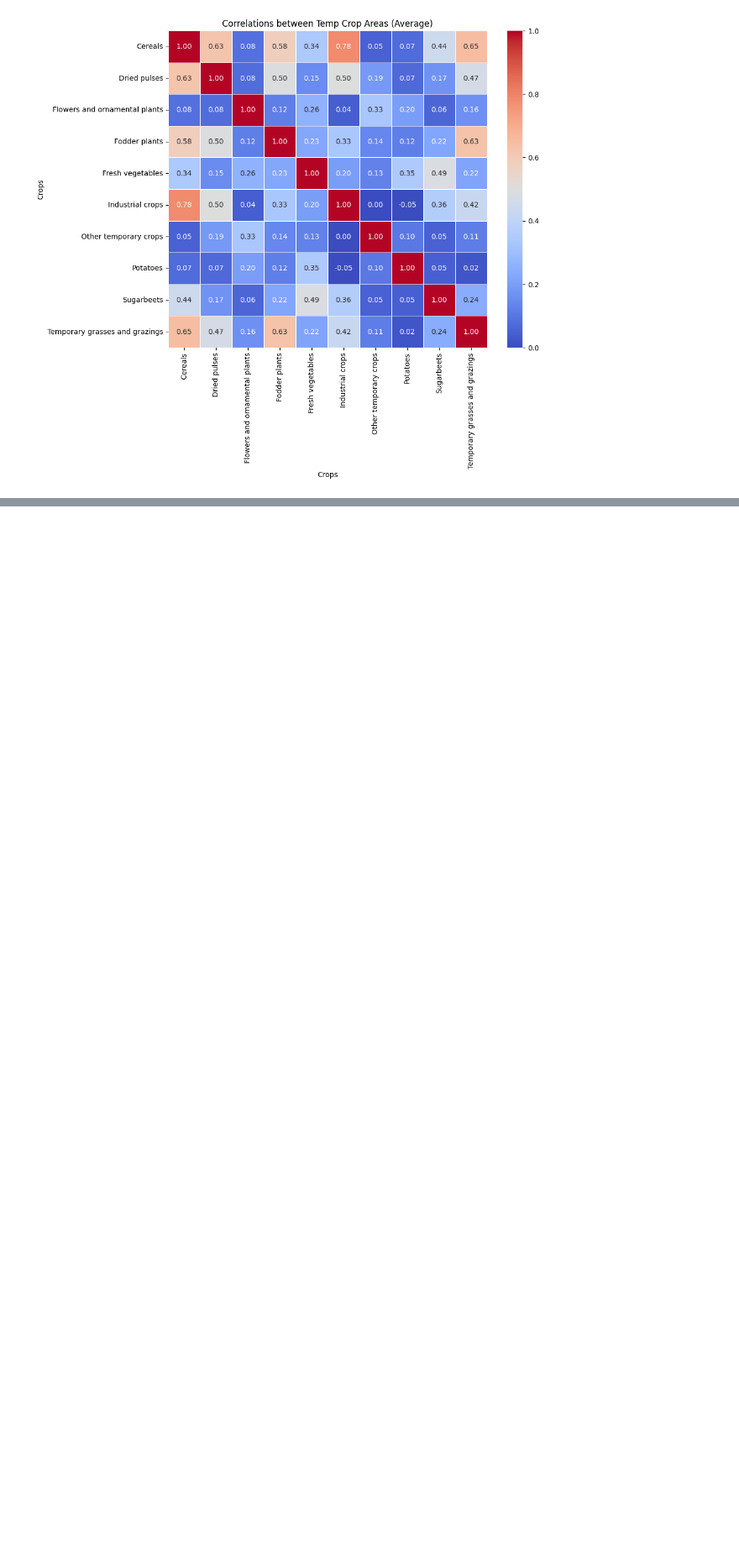
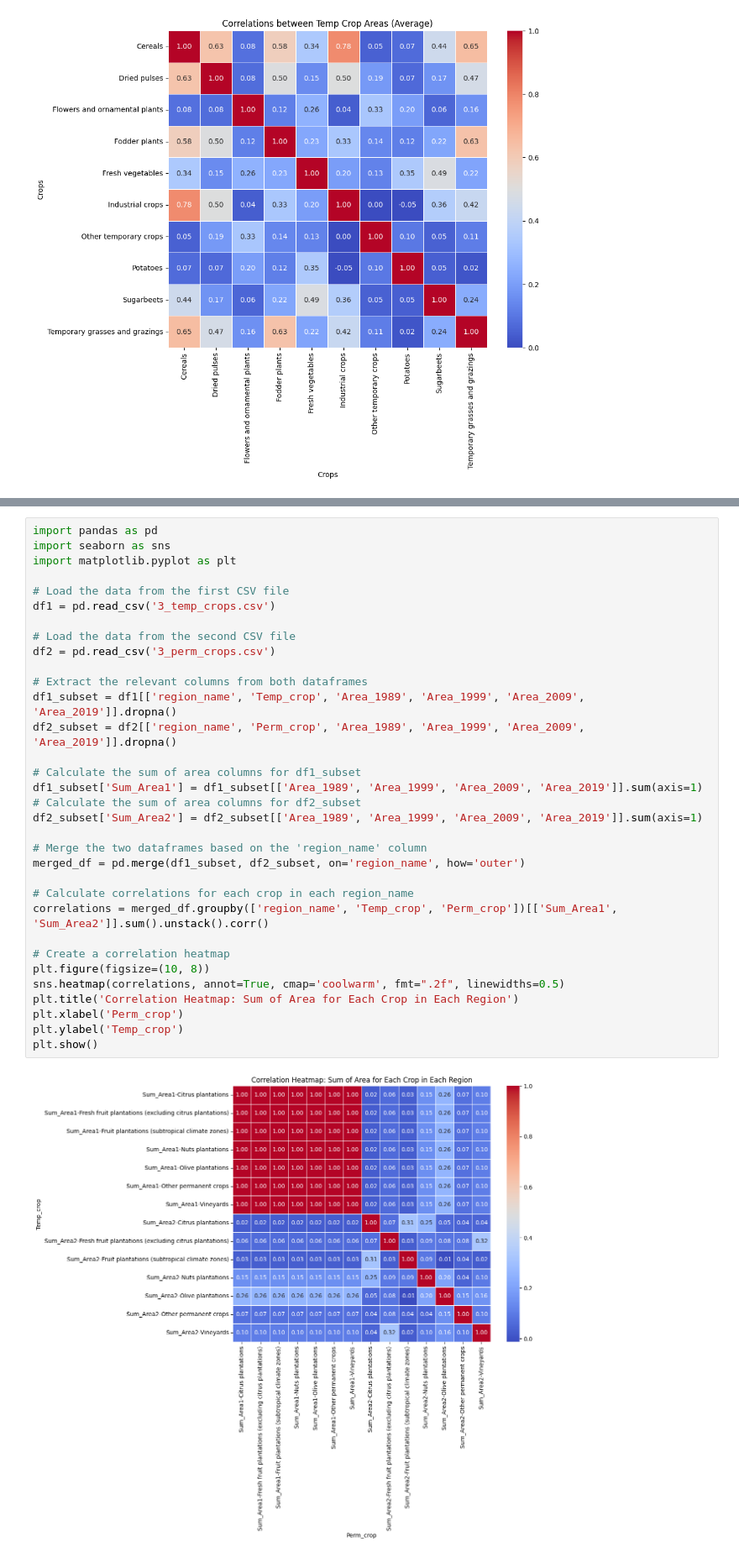
Before and after one commit to jfilipa1/AVCD_JE_VF, a Jupyter notebook: correlations.ipynb, the cells around one changed output, grey strips where cells are left out. Shown: that part at 84% size. Drawn from its saved outputs; the diff is of its cells as text; blank space fills up the shorter version.

```diff
--- a/correlations.ipynb
+++ b/correlations.ipynb
@@ -194,3 +243,38 @@ plt.ylabel('Temp_crop')
 plt.show()
 # %% [output]
 [figure]
+# %%
+import pandas as pd
+import seaborn as sns
+import matplotlib.pyplot as plt
+
+# Load the data from the first CSV file
+df1 = pd.read_csv('3_temp_crops.csv')
+
+# Load the data from the second CSV file
+df2 = pd.read_csv('3_perm_crops.csv')
+
+# Extract the relevant columns from both dataframes
+df1_subset = df1[['region_name', 'Temp_crop', 'Area_1989', 'Area_1999', 'Area_2009', 'Area_2019']].dropna()
+df2_subset = df2[['region_name', 'Perm_crop', 'Area_1989', 'Area_1999', 'Area_2009', 'Area_2019']].dropna()
+
+# Calculate the sum of area columns for df1_subset
+df1_subset['Sum_Area1'] = df1_subset[['Area_1989', 'Area_1999', 'Area_2009', 'Area_2019']].sum(axis=1)
+# Calculate the sum of area columns for df2_subset
+df2_subset['Sum_Area2'] = df2_subset[['Area_1989', 'Area_1999', 'Area_2009', 'Area_2019']].sum(axis=1)
+
+# Merge the two dataframes based on the 'region_name' column
+merged_df = pd.merge(df1_subset, df2_subset, on='region_name', how='outer')
+
+# Calculate correlations for each crop in each region_name
+correlations = merged_df.groupby(['region_name', 'Temp_crop', 'Perm_crop'])[['Sum_Area1', 'Sum_Area2']].sum().unstack().corr()
+
+# Create a correlation heatmap
+plt.figure(figsize=(10, 8))
+sns.heatmap(correlations, annot=True, cmap='coolwarm', fmt=".2f", linewidths=0.5)
+plt.title('Correlation Heatmap: Sum of Area for Each Crop in Each Region')
+plt.xlabel('Perm_crop')
+plt.ylabel('Temp_crop')
+plt.show()
+# %% [output]
+[figure, added]
```
Also changed, not shown: parts of 3 cells of this notebook, 4 other files.
